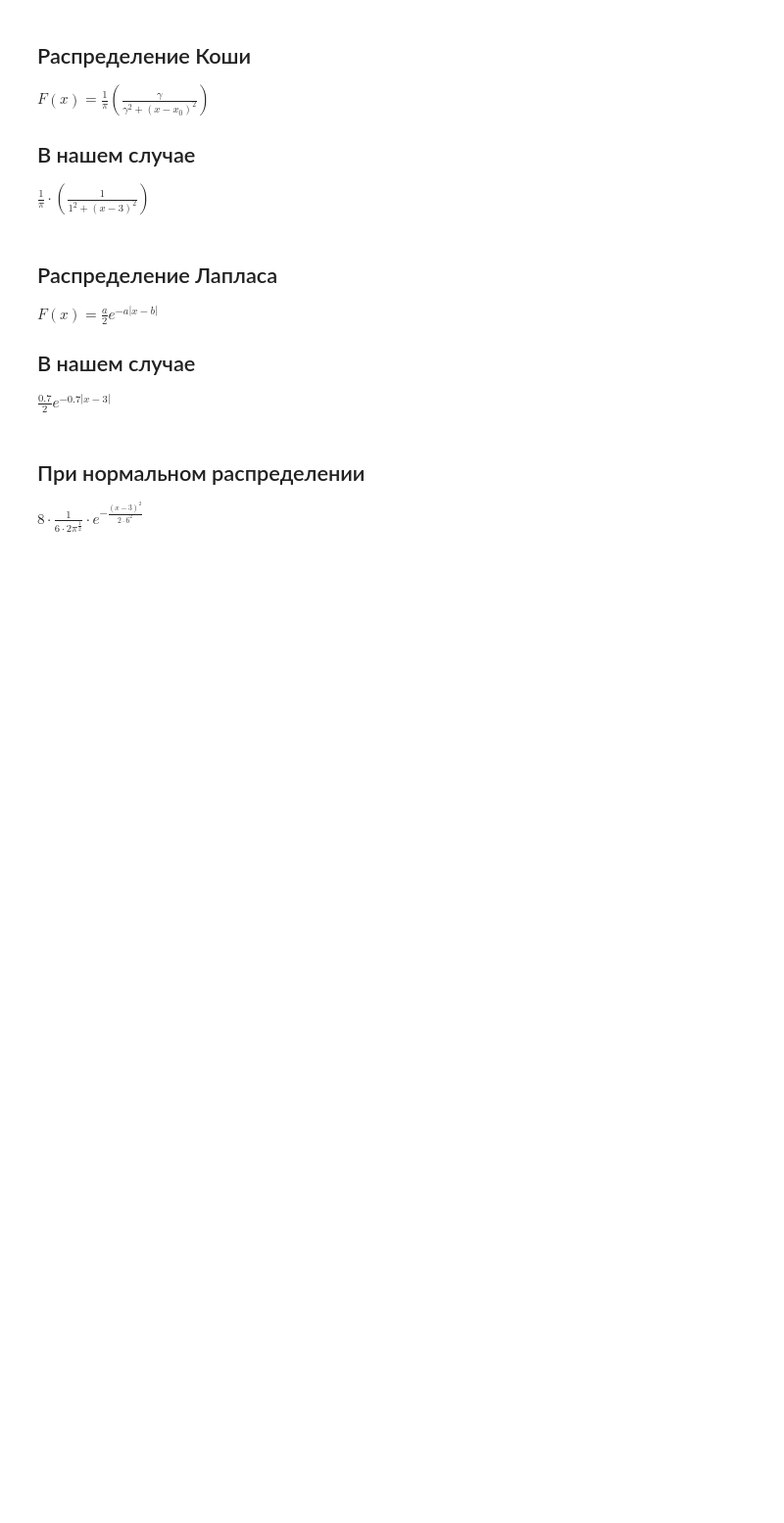
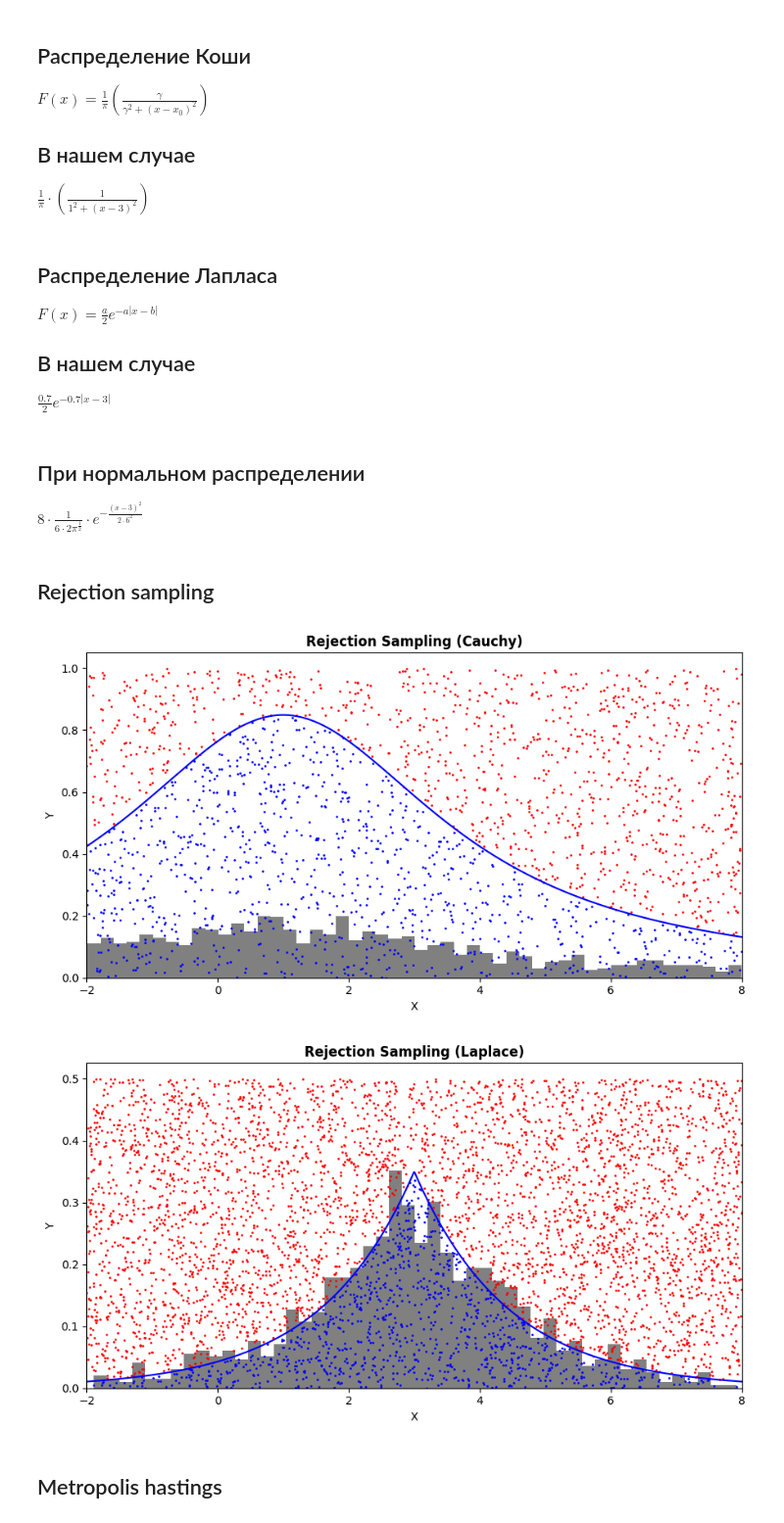
Before and after one commit to GitGood2000/114M_AI, a Jupyter notebook: LAB_07/Lab07.ipynb, the cells around one changed output. Shown at 98% size. Saved outputs shown, nothing was run; the diff lists cells and outputs as text; code cells hidden in the pictures; blank space fills up the shorter version.

```diff
--- a/LAB_07/Lab07.ipynb
+++ b/LAB_07/Lab07.ipynb
@@ -32,7 +32,7 @@ def Cauchy(x):
     '''
     m=1
     d=3
-    return 8/math.pi*(d/(d**2+(x-m)**2))
+    return 8*1/math.pi*(d/(d**2+(x-m)**2))
 # %% [markdown]
 ## Распределение Лапласа
 $F(x) = \frac{a}{2}e^{-a\left|x-b\right|}$
@@ -52,3 +52,5 @@ def Laplace(x):
 # %% [markdown]
 ## При нормальном распределении
 $8\cdot\frac{1}{6\cdot2\pi^{\frac{1}{2}}}\cdot e^{-\frac{\left(x-3\right)^2}{2\cdot6^2}}$
+# %% [markdown]
+## Rejection sampling
@@ -54,0 +83,53 @@ $8\cdot\frac{1}{6\cdot2\pi^{\frac{1}{2}}}\cdot e^{-\frac{\left(x-3\right)^2}{2\c
+# %%
+grid_points = 1000
+min, max = -2, 8
+# Изобразим график 1
+x = np.linspace(min, max, grid_points)
+y = Cauchy(x)
+
+in_x, in_y, out_x, out_y = Rej_samp(1000,Cauchy, min, max, 1)
+
+# Создадим график
+fig, ax = plt.subplots(figsize=(9,5))
+ax.hist(in_x, 50, density=True, color="grey") # Плотность точек на координату
+ax.plot(x, y, color="blue") # График функции
+ax.scatter(in_x, in_y, s=1,color = "blue")
+ax.scatter(out_x, out_y, s=1, color = "red")
+
+# Оформление
+ax.set_xlim((min, max))
+ax.set_title('Rejection Sampling (Cauchy)', fontweight='bold')
+ax.set_xlabel('X')
+ax.set_ylabel('Y')
+plt.tight_layout()
+
+# Показ
+plt.show()
+
+# Изобразим график 2
+x = np.linspace(min, max, grid_points)
+y = Laplace(x)
+
+in_x, in_y, out_x, out_y = Rej_samp(1000,Laplace, min, max, 0.5)
+
+# Создадим график
+fig, ax = plt.subplots(figsize=(9,5))
+ax.hist(in_x, 50, density=True, color="grey") # Плотность точек на координату
+ax.plot(x, y, color="blue") # График функции
+ax.scatter(in_x, in_y, s=1,color = "blue")
+ax.scatter(out_x, out_y, s=1, color = "red")
+
+# Оформление
+ax.set_xlim((min, max))
+ax.set_title('Rejection Sampling (Laplace)', fontweight='bold')
+ax.set_xlabel('X')
+ax.set_ylabel('Y')
+plt.tight_layout()
+
+# Показ
+plt.show()
+# %% [output]
+[figure, added]
+[figure, added]
+# %% [markdown]
+## Metropolis hastings
```
Also changed, not shown: parts of 3 cells of this notebook.
